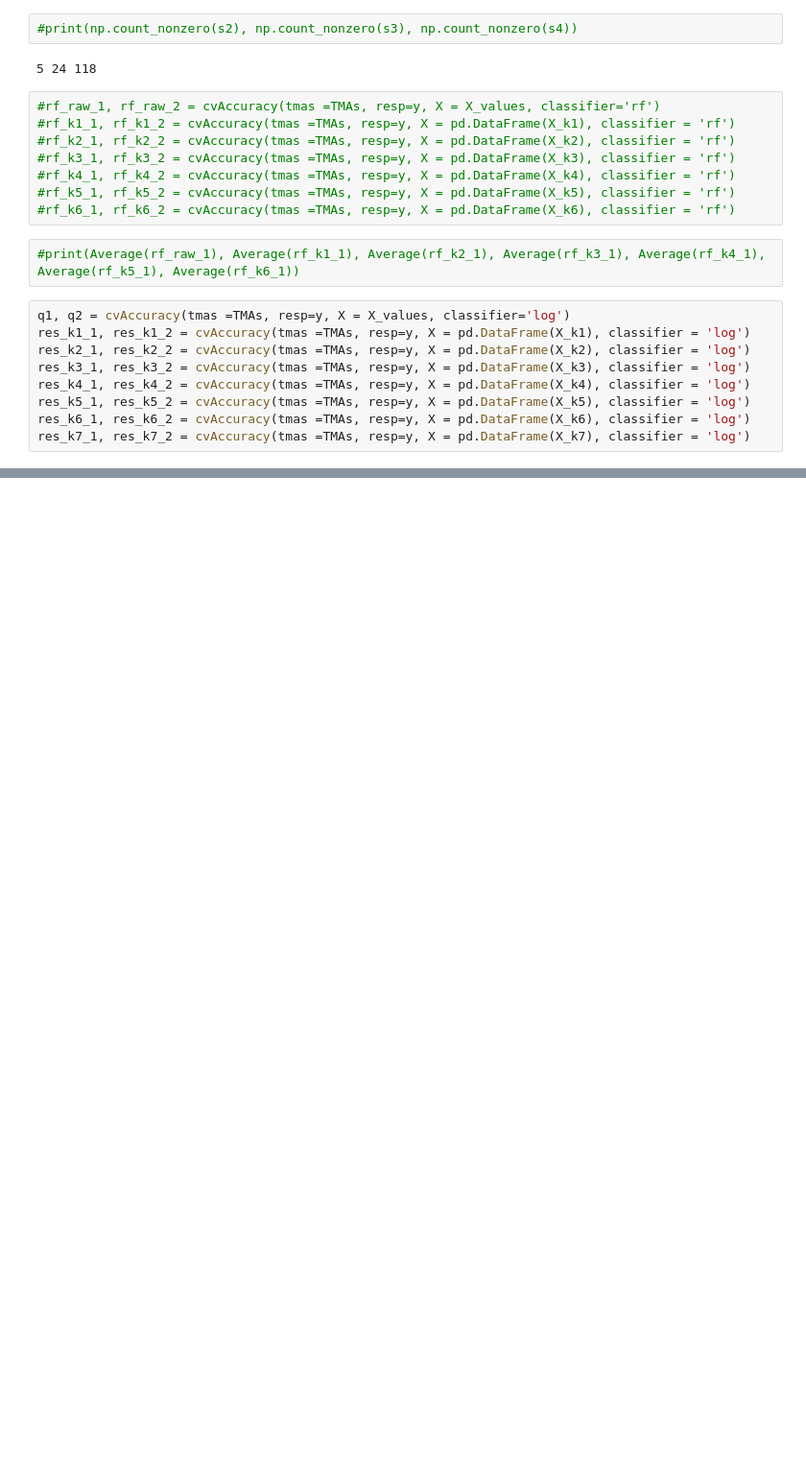
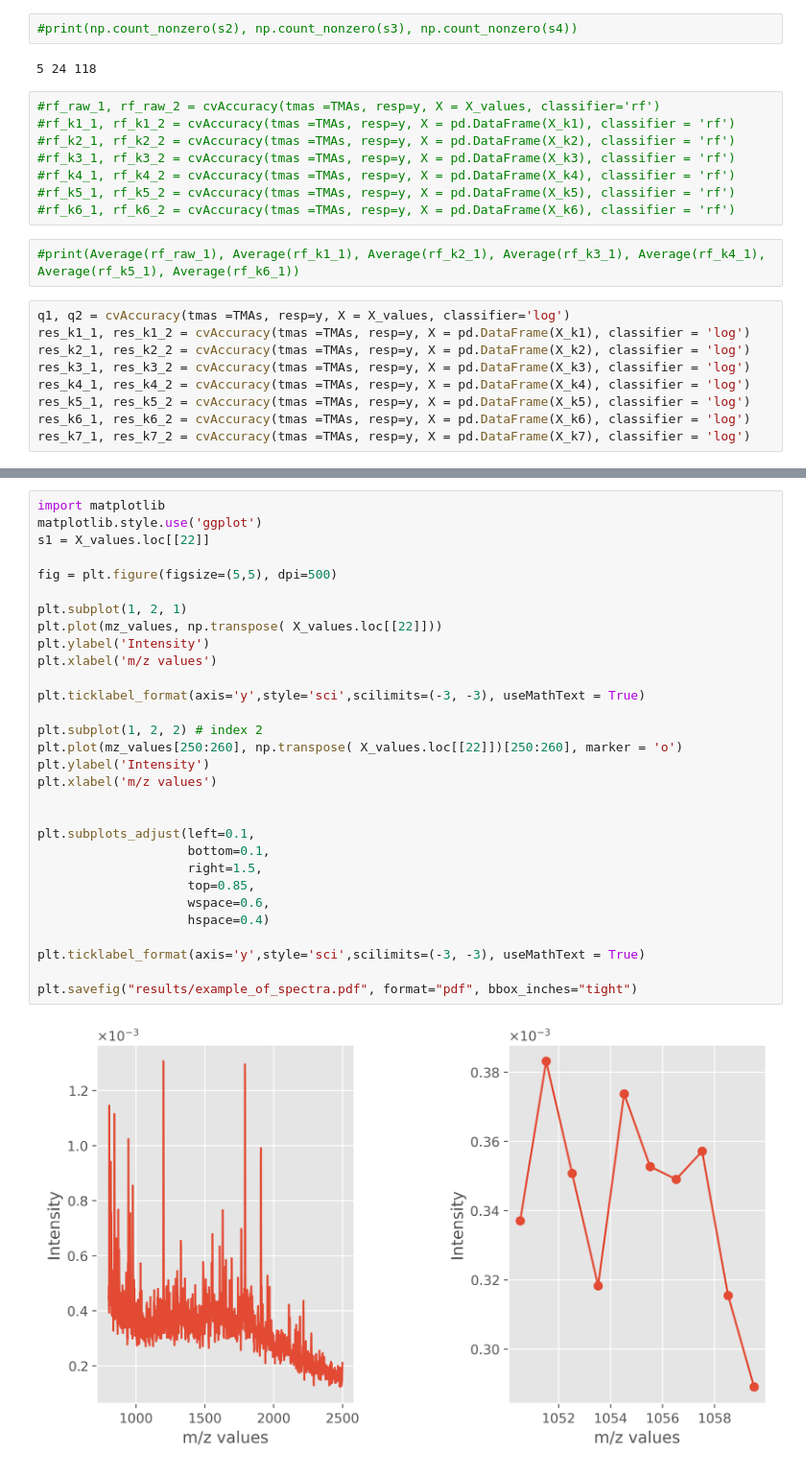
Before and after one commit to klailag/SupervisedTDAMethodForMALDI, a Jupyter notebook: pythonCode/main.ipynb, the cells around one changed output, grey strips where cells are left out. Shown: that part at 96% size. Saved outputs shown, nothing was run; the diff lists cells and outputs as text; blank space fills up the shorter version.

```diff
--- a/pythonCode/main.ipynb
+++ b/pythonCode/main.ipynb
@@ -238,0 +288,32 @@ results.boxplot()
+# %%
+import matplotlib
+matplotlib.style.use('ggplot')
+s1 = X_values.loc[[22]]
+
+fig = plt.figure(figsize=(5,5), dpi=500)
+
+plt.subplot(1, 2, 1)
+plt.plot(mz_values, np.transpose( X_values.loc[[22]]))
+plt.ylabel('Intensity')
+plt.xlabel('m/z values')
+
+plt.ticklabel_format(axis='y',style='sci',scilimits=(-3, -3), useMathText = True)
+
+plt.subplot(1, 2, 2) # index 2
+plt.plot(mz_values[250:260], np.transpose( X_values.loc[[22]])[250:260], marker = 'o')
+plt.ylabel('Intensity')
+plt.xlabel('m/z values')
+
+
+plt.subplots_adjust(left=0.1,
+                    bottom=0.1,
+                    right=1.5,
+                    top=0.85,
+                    wspace=0.6,
+                    hspace=0.4)
+
+plt.ticklabel_format(axis='y',style='sci',scilimits=(-3, -3), useMathText = True)
+
+plt.savefig("results/example_of_spectra.pdf", format="pdf", bbox_inches="tight")
+# %% [output]
+[figure, added]
```
Also changed, not shown: parts of 8 cells of this notebook.
